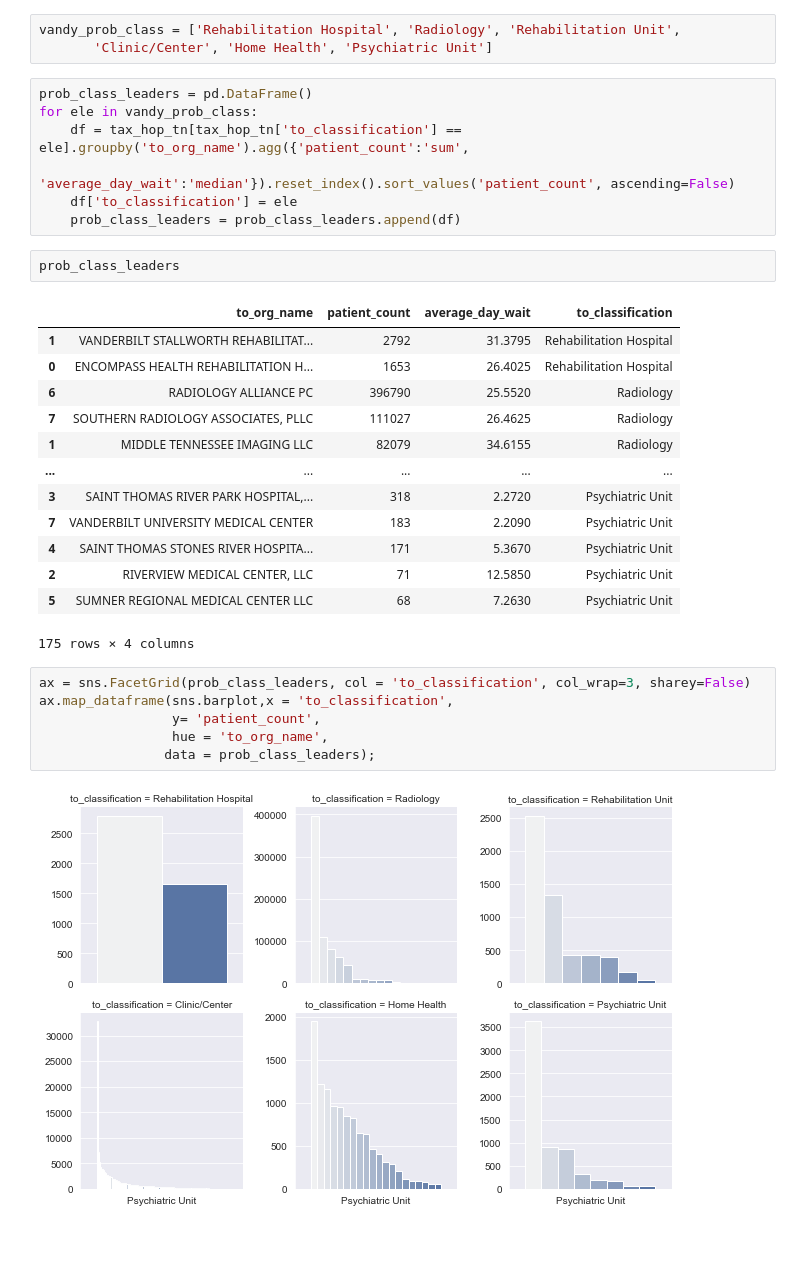
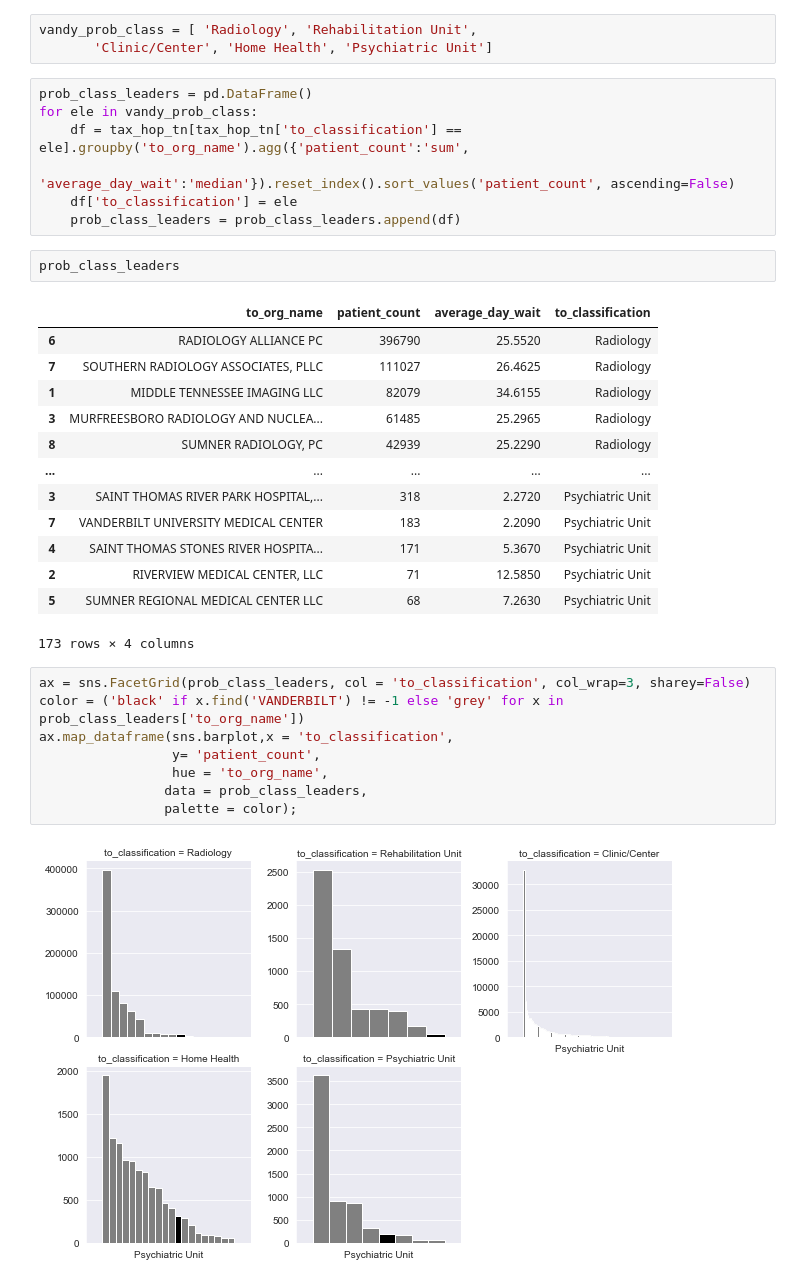
Before and after one commit to nss-data-science-cohort-5/hop_team-hot_pretzels, a Jupyter notebook: hop_teaming_analysis.ipynb, the cells around one changed output. Drawn from its saved outputs; the diff is of its cells as text; blank space fills up the shorter version.

```diff
--- a/hop_teaming_analysis.ipynb
+++ b/hop_teaming_analysis.ipynb
@@ -1034,7 +1034,7 @@ tax_hop_tn[tax_hop_tn['from_npi'].isin(top_radiology_referrers.from_npi.unique()
 | 43630 | 1871081166 | 1861478489 | 50 | 55 | 1.418 | 5.304 | POTTER | ... |
 31626 rows × 32 columns
 # %%
-vandy_prob_class = ['Rehabilitation Hospital', 'Radiology', 'Rehabilitation Unit',
+vandy_prob_class = [ 'Radiology', 'Rehabilitation Unit',
        'Clinic/Center', 'Home Health', 'Psychiatric Unit']
 # %%
 prob_class_leaders = pd.DataFrame()
@@ -1047,23 +1047,25 @@ for ele in vandy_prob_class:
 prob_class_leaders
 # %% [output]
 |  | to_org_name | patient_count | average_day_wait | to_classification |
-| 1 | VANDERBILT STALLWORTH REHABILITAT... | 2792 | 31.3795 | Rehabilitation Hospital |
-| 0 | ENCOMPASS HEALTH REHABILITATION H... | 1653 | 26.4025 | Rehabilitation Hospital |
 | 6 | RADIOLOGY ALLIANCE PC | 396790 | 25.5520 | Radiology |
 | 7 | SOUTHERN RADIOLOGY ASSOCIATES, PLLC | 111027 | 26.4625 | Radiology |
 | 1 | MIDDLE TENNESSEE IMAGING LLC | 82079 | 34.6155 | Radiology |
+| 3 | MURFREESBORO RADIOLOGY AND NUCLEA... | 61485 | 25.2965 | Radiology |
+| 8 | SUMNER RADIOLOGY, PC | 42939 | 25.2290 | Radiology |
 | ... | ... | ... | ... | ... |
 | 3 | SAINT THOMAS RIVER PARK HOSPITAL,... | 318 | 2.2720 | Psychiatric Unit |
 | 7 | VANDERBILT UNIVERSITY MEDICAL CENTER | 183 | 2.2090 | Psychiatric Unit |
 | 4 | SAINT THOMAS STONES RIVER HOSPITA... | 171 | 5.3670 | Psychiatric Unit |
 | 2 | RIVERVIEW MEDICAL CENTER, LLC | 71 | 12.5850 | Psychiatric Unit |
 | 5 | SUMNER REGIONAL MEDICAL CENTER LLC | 68 | 7.2630 | Psychiatric Unit |
-175 rows × 4 columns
+173 rows × 4 columns
 # %%
 ax = sns.FacetGrid(prob_class_leaders, col = 'to_classification', col_wrap=3, sharey=False)
+color = ('black' if x.find('VANDERBILT') != -1 else 'grey' for x in prob_class_leaders['to_org_name'])
 ax.map_dataframe(sns.barplot,x = 'to_classification',
                  y= 'patient_count',
                  hue = 'to_org_name',
-                data = prob_class_leaders);
+                data = prob_class_leaders,
+                palette = color);
 # %% [output]
-[figure, old version]
+[figure, new version]
```
Also changed, not shown: parts of 37 cells of this notebook, 1 other file.
